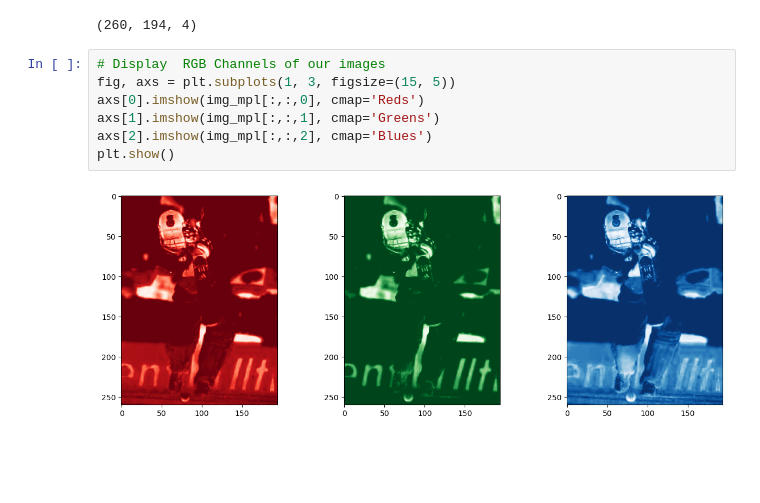
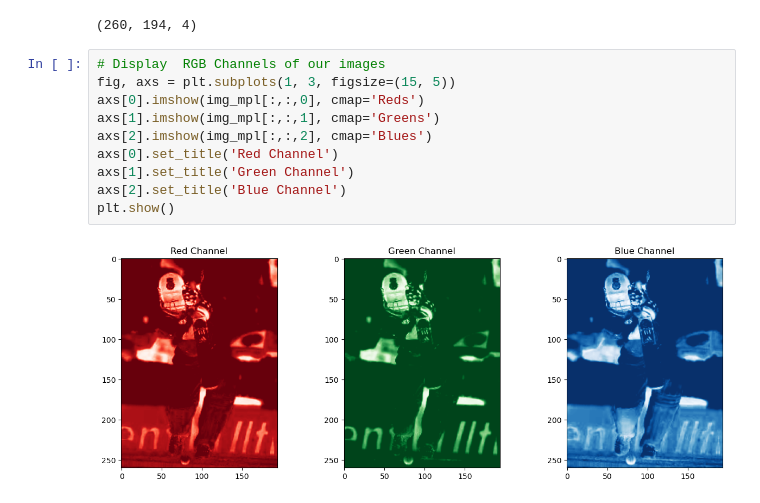
Before and after one commit to Michila0/pose-detection, a Jupyter notebook: ImageProcessing-checkpoint.ipynb, the cells around one changed output. Cells and saved outputs as stored; diff of their text form; blank space fills up the shorter version.

Commit message:
chore: Image manipulating

```diff
--- a/ImageProcessing-checkpoint.ipynb
+++ b/ImageProcessing-checkpoint.ipynb
@@ -104,9 +105,12 @@ img_mpl.shape
 # %%
 # Display  RGB Channels of our images
 fig, axs = plt.subplots(1, 3, figsize=(15, 5))
 axs[0].imshow(img_mpl[:,:,0], cmap='Reds')
 axs[1].imshow(img_mpl[:,:,1], cmap='Greens')
 axs[2].imshow(img_mpl[:,:,2], cmap='Blues')
+axs[0].set_title('Red Channel')
+axs[1].set_title('Green Channel')
+axs[2].set_title('Blue Channel')
 plt.show()
 # %% [output]
-[figure, old version]
+[figure, new version]
```
Also changed, not shown: parts of 9 cells of this notebook.
